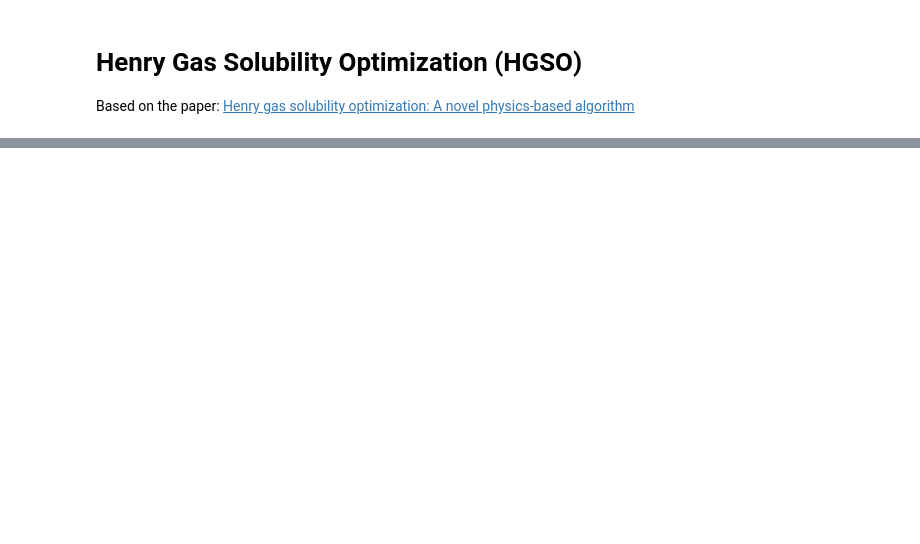
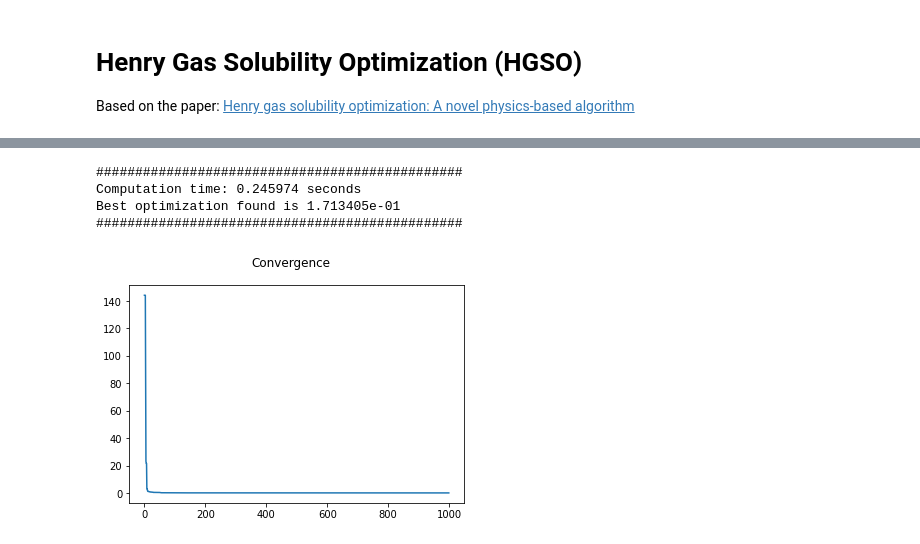
Before and after one commit to djibril6/djibril6-OptimizationAlgorithms-, a Jupyter notebook: HGSO.ipynb, the cells around one changed output, grey strips where cells are left out. Cells and saved outputs as stored; diff of their text form; code cells hidden in the pictures; blank space fills up the shorter version.

```diff
--- a/HGSO.ipynb
+++ b/HGSO.ipynb
@@ -150,0 +282,8 @@ Best is 2.074656e-104
+# %%
+main(objective_function=f5, dimension=2, X_min=-500, X_max=500)
+# %% [output]
+###############################################
+Computation time: 0.245974 seconds
+Best optimization found is 1.713405e-01
+###############################################
+[figure, added]
```
Also changed, not shown: parts of 42 cells of this notebook.
